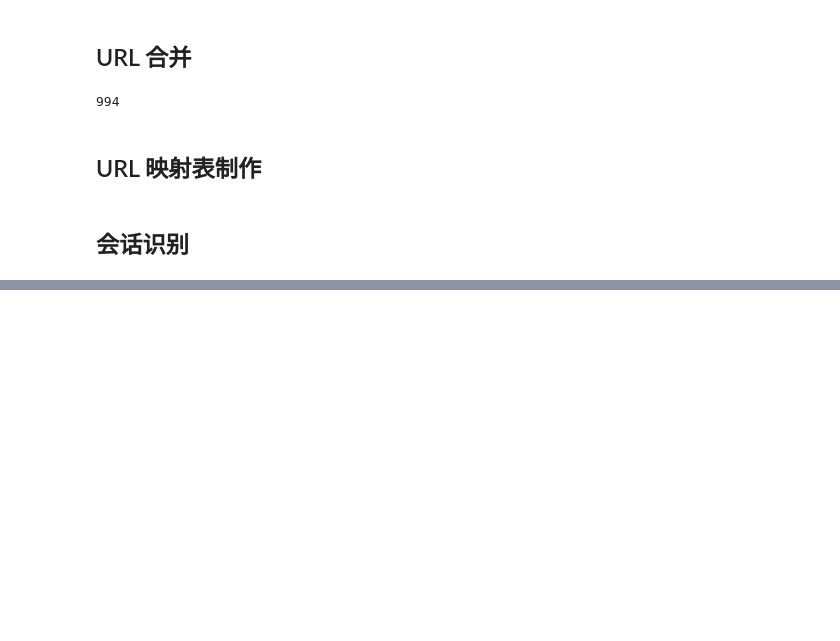
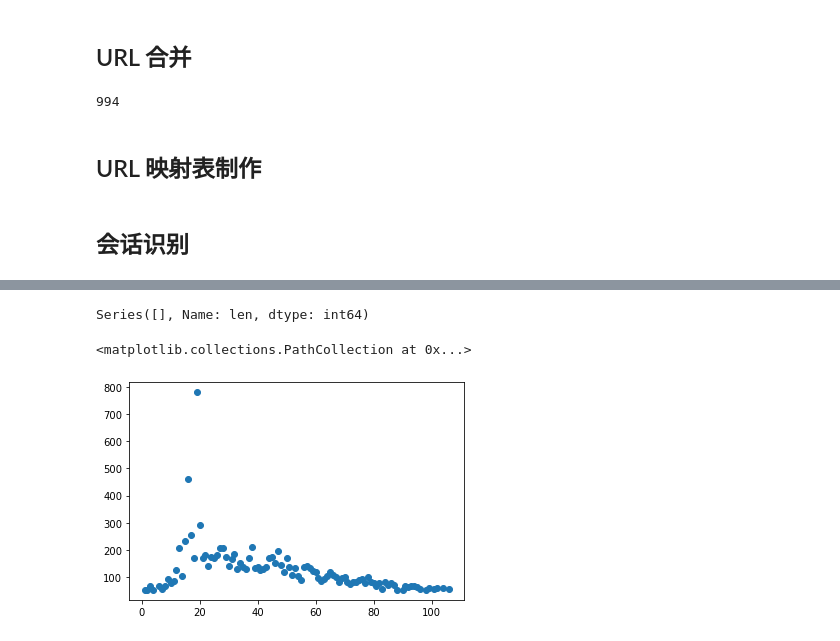
Before and after one commit to chasezcz/Persona, a Jupyter notebook: run.ipynb, the cells around one changed output, grey strips where cells are left out. Drawn from its saved outputs; the diff is of its cells as text; code cells hidden in the pictures; blank space fills up the shorter version.

```diff
--- a/run.ipynb
+++ b/run.ipynb
@@ -224,0 +281,18 @@ print()
+# %%
+# sum = 0
+# count = 0
+# dic = {}
+# with open('data/dataset/paths.csv', 'r') as f:
+#     flag = True
+#     for line in f:
+#         if flag:
+#             flag = False
+#         else:
+#             urls = line.split(',')[0]
+#             dic[len(urls)] = 1 if len(urls) not in dic else dic[len(urls)] + 1
+# print(dic)
+
+pathDF = pd.read_csv('data/dataset/paths.csv')
+# %%
+pathDF['Unnamed: 0'] = pathDF['Unnamed: 0'].rename('paths')
+pathDF['len'] = pathDF['Unnamed: 0'].apply(lambda x: len(x.split('-')))
@@ -224,0 +301,4 @@ print()
+# %%
+di = pathDF.len.value_counts()
+di = di[:100]
+di
@@ -224,0 +322,9 @@ print()
+# %%
+print(co)
+# %% [output]
+Series([], Name: len, dtype: int64)
+# %%
+plt.scatter(di.keys(), di.values)
+# %% [output]
+<matplotlib.collections.PathCollection at 0x...>
+[figure, added]
```
Also changed, not shown: parts of 11 cells of this notebook, 2 other files.
